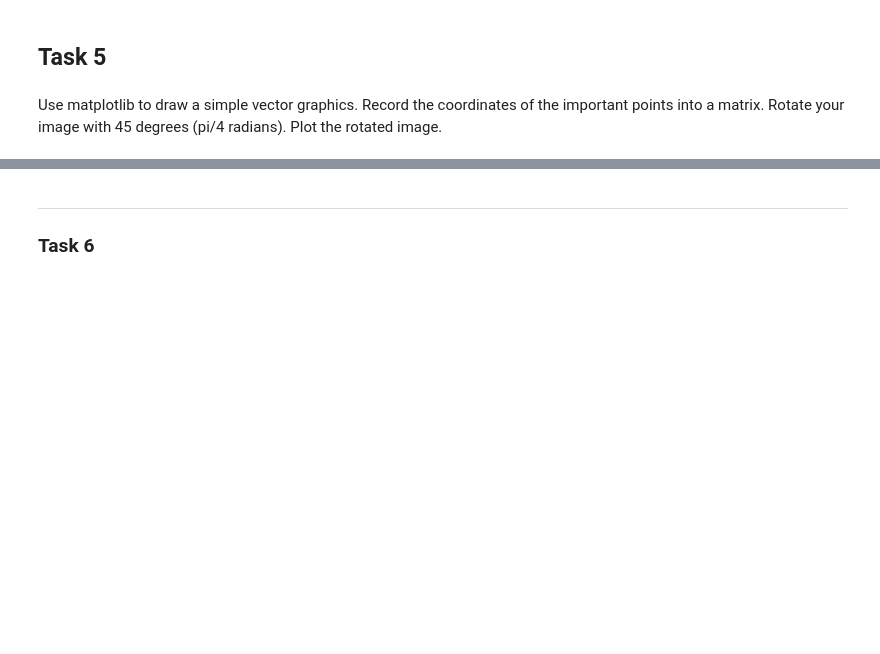
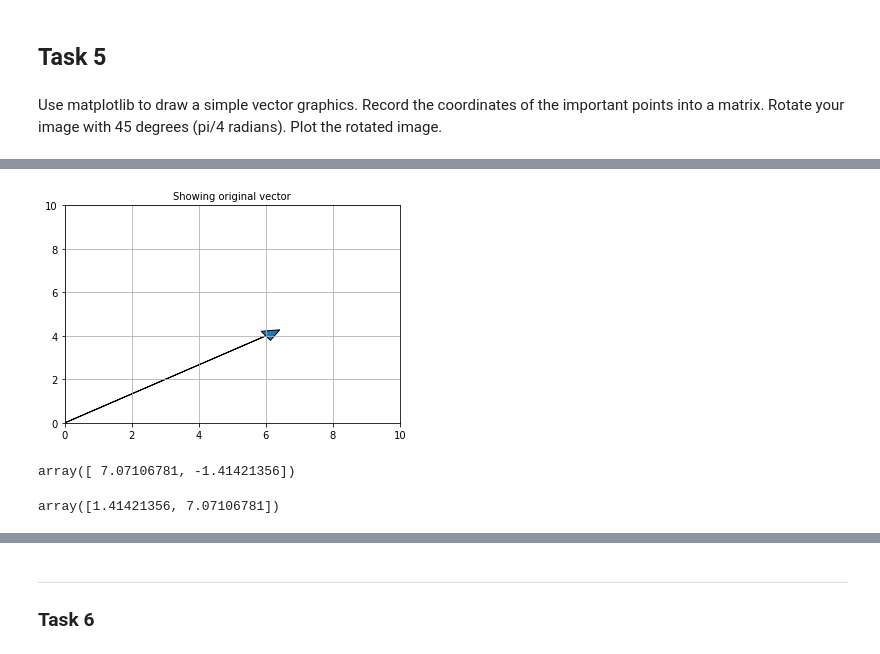
Before and after one commit to Tureczek/Jupyter_notebook_Data_Science, a Jupyter notebook: Assignments/Assignment 4- Implementation of Matrices.ipynb, the cells around one changed output, grey strips where cells are left out. Saved outputs shown, nothing was run; the diff lists cells and outputs as text; code cells hidden in the pictures; blank space fills up the shorter version.

```diff
--- a/Assignments/Assignment 4- Implementation of Matrices.ipynb
+++ b/Assignments/Assignment 4- Implementation of Matrices.ipynb
@@ -486,0 +326,18 @@ matrix1(n, m, li)
+# %%
+ax = plt.axes()
+
+vector_org = [6.0, 4.0]
+
+ax.arrow(0.0, 0.0, *vector_org, head_width=0.5, head_length=0.5)
+
+plt.grid()
+
+plt.xlim(0,10)
+plt.ylim(0,10)
+
+plt.title('Showing original vector',fontsize=10)
+
+plt.savefig('Showing original vector.png', bbox_inches='tight')
+plt.show()
+# %% [output]
+[figure, added]
@@ -486,0 +355,8 @@ matrix1(n, m, li)
+# %%
+vector_clock
+# %% [output]
+array([ 7.07106781, -1.41421356])
+# %%
+vector_counterclock
+# %% [output]
+array([1.41421356, 7.07106781])
```
Also changed, not shown: parts of 32 cells of this notebook, 1 other file.
